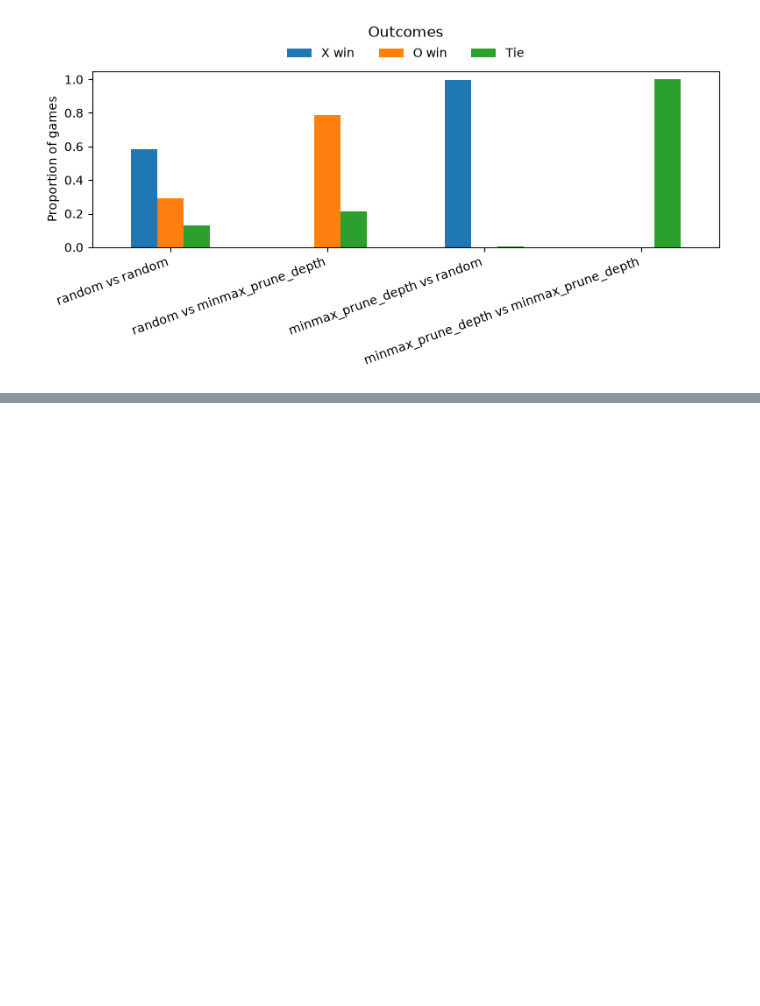
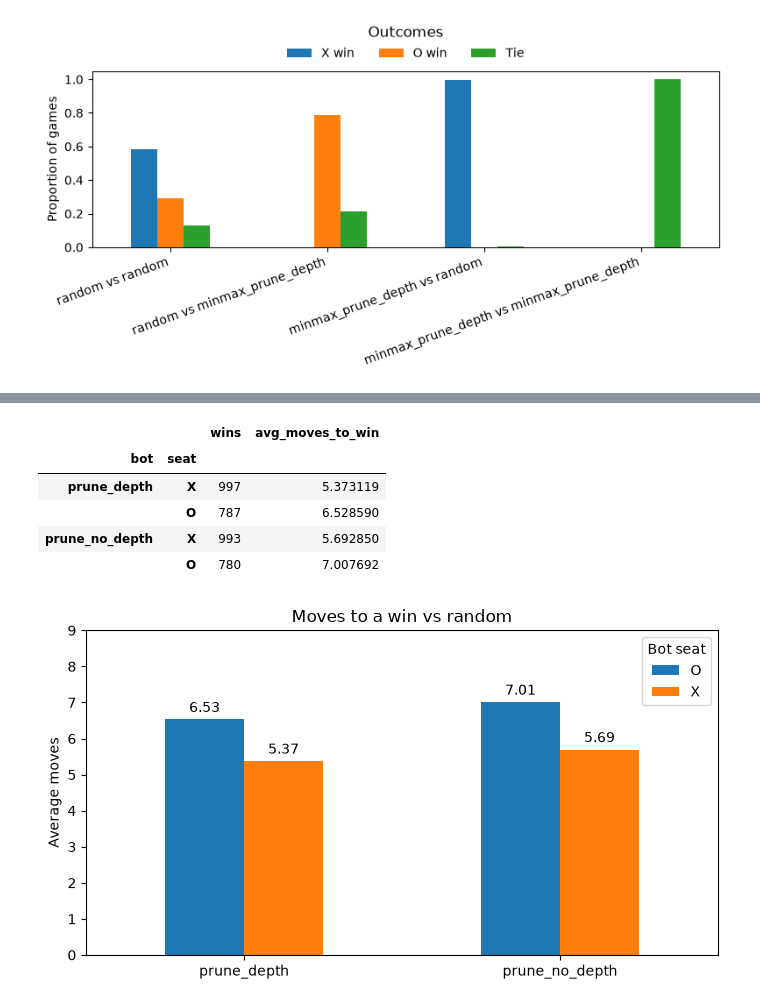
Before and after one commit to HunterFlechsig/Tic-Tac-Toe-Bot, a Jupyter notebook: experiments/src/experiments/notebook.ipynb, the cells around one changed output, grey strips where cells are left out. Drawn from its saved outputs; the diff is of its cells as text; code cells hidden in the pictures; blank space fills up the shorter version.

Commit message:
add number of move from useDepth experiment

```diff
--- a/experiments/src/experiments/notebook.ipynb
+++ b/experiments/src/experiments/notebook.ipynb
@@ -137,0 +178,24 @@ plt.show()
+# %%
+display(win_speed)
+
+fig, ax = plt.subplots(figsize=(7, 4))
+plot_df = win_speed["avg_moves_to_win"].unstack("seat")
+plot_df.plot.bar(ax=ax)
+for container in ax.containers:
+    ax.bar_label(container, fmt="%.2f", padding=3)
+ax.set_ylabel("Average moves")
+ax.set_xlabel("")
+ax.set_title("Moves to a win vs random")
+ax.set_xticklabels(plot_df.index, rotation=0)
+ax.set_ylim(0, 9)
+ax.legend(title="Bot seat")
+fig.tight_layout()
+plt.show()
+# %% [output]
+|  |  | wins | avg_moves_to_win |
+| bot | seat |  |  |
+| prune_depth | X | 997 | 5.373119 |
+|  | O | 787 | 6.528590 |
+| prune_no_depth | X | 993 | 5.692850 |
+|  | O | 780 | 7.007692 |
+[figure, added]
```
Also changed, not shown: parts of 2 cells of this notebook.
